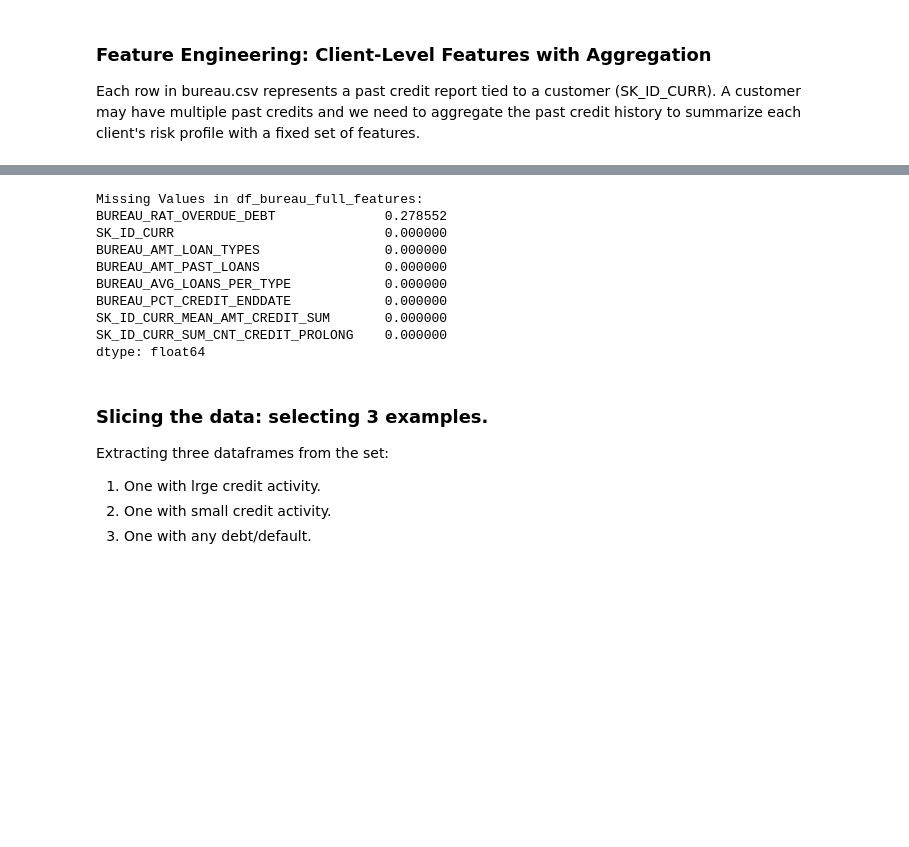
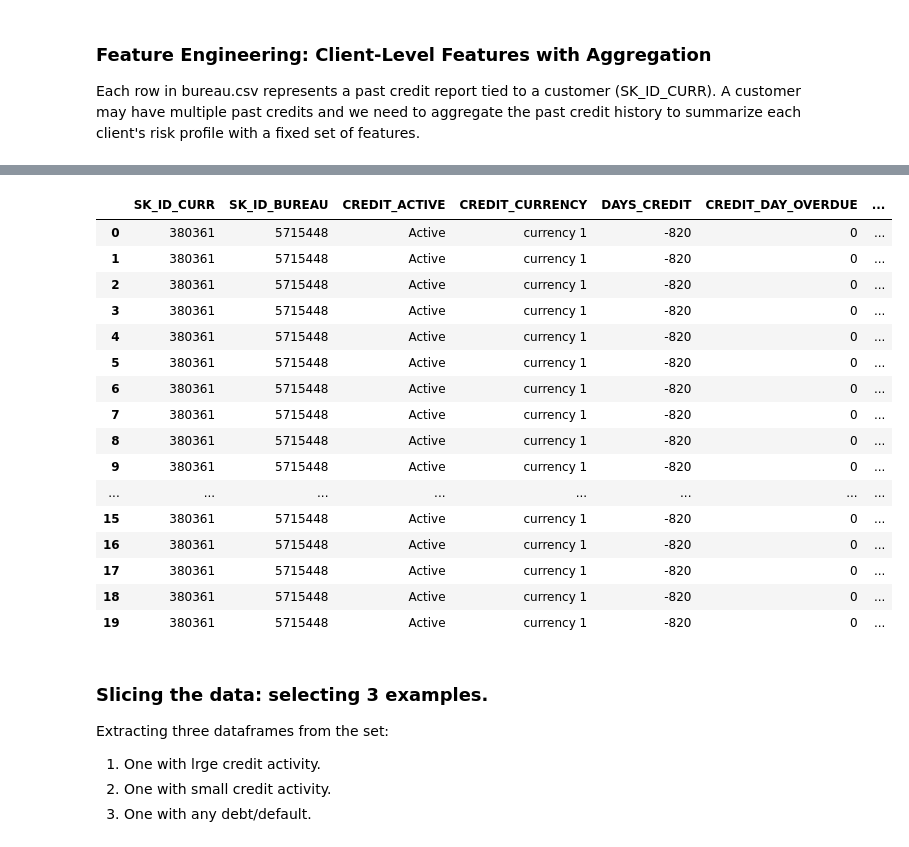
Before and after one commit to leksea/loan-default-prediction, a Jupyter notebook: loan-default-prediction.ipynb, the cells around one changed output, grey strips where cells are left out. Drawn from its saved outputs; the diff is of its cells as text; code cells hidden in the pictures; blank space fills up the shorter version.

Commit message:
Updated 3: Separated Active/Closed loans.

```diff
--- a/loan-default-prediction.ipynb
+++ b/loan-default-prediction.ipynb
@@ -1152,0 +1157,4 @@ del df_agg
+# %%
+# Separate active and closed loans
+active_loans = df_bureau_full[df_bureau_full['CREDIT_ACTIVE'] == 'Active']
+closed_loans = df_bureau_full[df_bureau_full['CREDIT_ACTIVE'] == 'Closed']
@@ -1214,17 +1216,18 @@ df_bureau_full_features = df_bureau_full_features.merge(total_prolong, on='SK_ID
+# %%
+closed_features = pd.concat([
+    closed_amt_past_loans,
+    closed_loan_types,
+    closed_avg_loans_per_type,
+    closed_rat_debt_credit,
+    closed_rat_overdue_debt,
+    closed_pct_credit_enddate
+], axis=1).reset_index()  # reset_index to have SK_ID_CURR as a column
 # %%
-df_bureau_full_features.head()
-# Missing values
-missing_df_bureau_full_features = df_bureau_full_features.isnull().mean().sort_values(ascending=False)
-print("Missing Values in df_bureau_full_features:")
-print(missing_df_bureau_full_features)
+active_features = pd.concat([
+    active_amt_past_loans,
+    active_loan_types,
+    active_avg_loans_per_type,
+    active_rat_debt_credit,
+    active_rat_overdue_debt,
+    active_pct_credit_enddate
+], axis=1).reset_index()  # reset_index to have SK_ID_CURR as a column
-# %% [output]
-Missing Values in df_bureau_full_features:
-BUREAU_RAT_OVERDUE_DEBT              0.278552
-SK_ID_CURR                           0.000000
-BUREAU_AMT_LOAN_TYPES                0.000000
-BUREAU_AMT_PAST_LOANS                0.000000
-BUREAU_AVG_LOANS_PER_TYPE            0.000000
-BUREAU_PCT_CREDIT_ENDDATE            0.000000
-SK_ID_CURR_MEAN_AMT_CREDIT_SUM       0.000000
-SK_ID_CURR_SUM_CNT_CREDIT_PROLONG    0.000000
-dtype: float64
@@ -1245,0 +1237,6 @@ print(missing_df_bureau_full)
+# %%
+# Merge active_loans with active_features
+active_loans_with_features = active_loans.merge(active_features, on='SK_ID_CURR', how='inner')
+
+# Merge active_loans with closed_features
+active_loans_with_features = active_loans_with_features.merge(closed_features, on='SK_ID_CURR', how='inner')
@@ -1246,3 +1247,23 @@ print(missing_df_bureau_full)
+# %%
+active_loans_with_features.head(20)
+# %% [output]
+|  | SK_ID_CURR | SK_ID_BUREAU | CREDIT_ACTIVE | CREDIT_CURRENCY | DAYS_CREDIT | CREDIT_DAY_OVERDUE | ... |
+| 0 | 380361 | 5715448 | Active | currency 1 | -820 | 0 | ... |
+| 1 | 380361 | 5715448 | Active | currency 1 | -820 | 0 | ... |
+| 2 | 380361 | 5715448 | Active | currency 1 | -820 | 0 | ... |
+| 3 | 380361 | 5715448 | Active | currency 1 | -820 | 0 | ... |
+| 4 | 380361 | 5715448 | Active | currency 1 | -820 | 0 | ... |
+| 5 | 380361 | 5715448 | Active | currency 1 | -820 | 0 | ... |
+| 6 | 380361 | 5715448 | Active | currency 1 | -820 | 0 | ... |
+| 7 | 380361 | 5715448 | Active | currency 1 | -820 | 0 | ... |
+| 8 | 380361 | 5715448 | Active | currency 1 | -820 | 0 | ... |
+| 9 | 380361 | 5715448 | Active | currency 1 | -820 | 0 | ... |
+| ... | ... | ... | ... | ... | ... | ... | ... |
+| 15 | 380361 | 5715448 | Active | currency 1 | -820 | 0 | ... |
+| 16 | 380361 | 5715448 | Active | currency 1 | -820 | 0 | ... |
+| 17 | 380361 | 5715448 | Active | currency 1 | -820 | 0 | ... |
+| 18 | 380361 | 5715448 | Active | currency 1 | -820 | 0 | ... |
+| 19 | 380361 | 5715448 | Active | currency 1 | -820 | 0 | ... |
 # %% [markdown]
 ### Slicing the data: selecting 3 examples.
 
```
Also changed, not shown: parts of 12 cells of this notebook.
